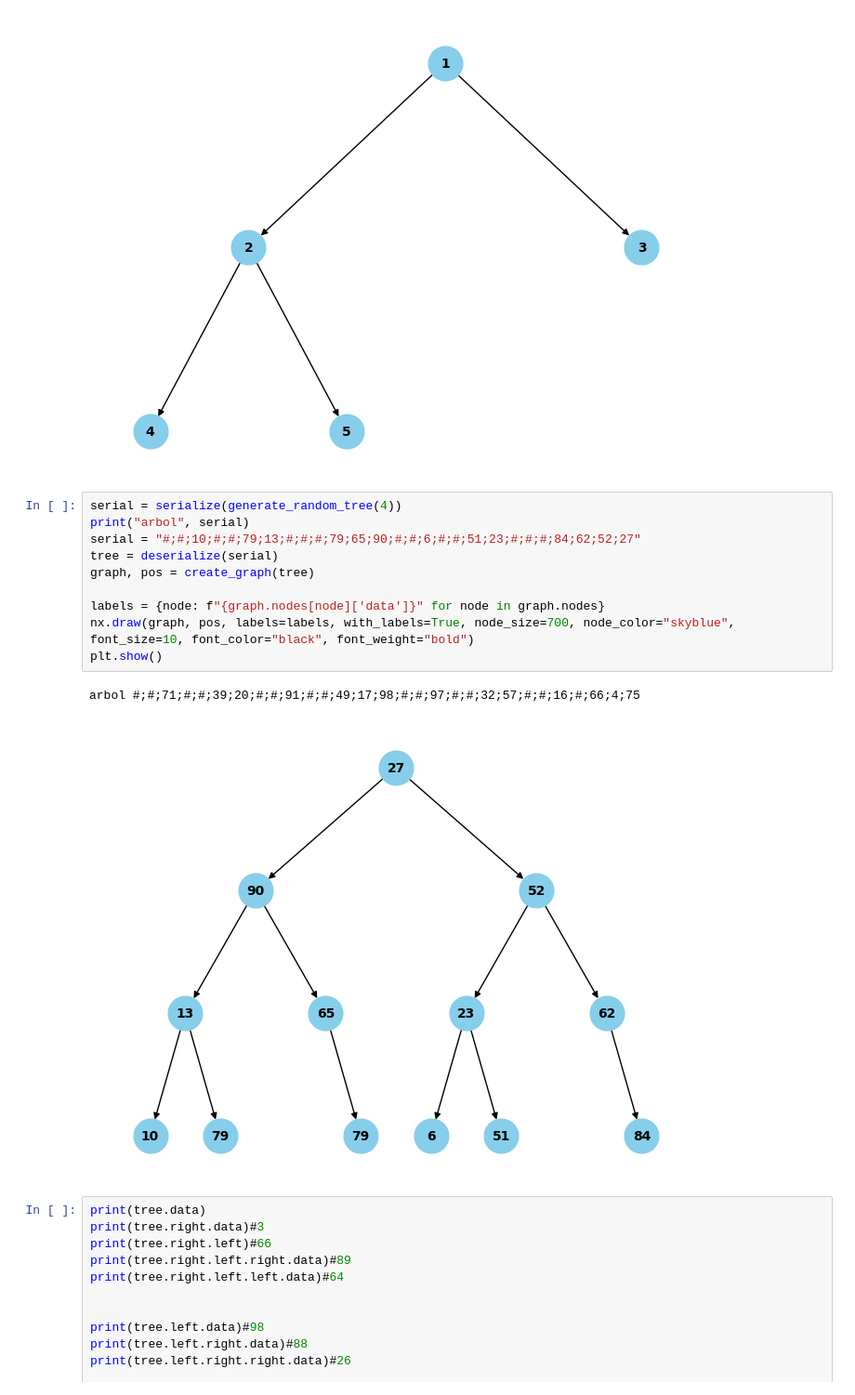
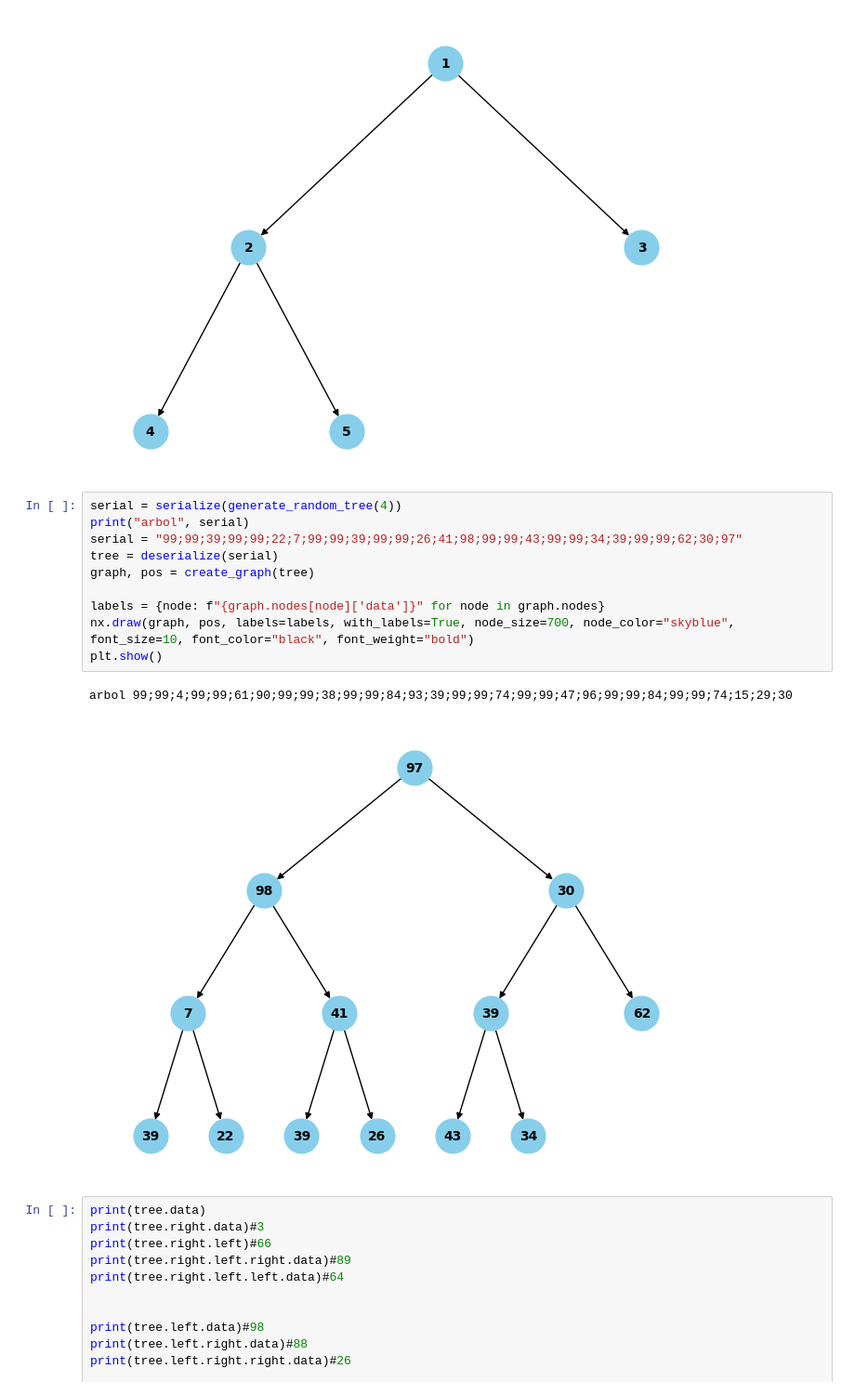
Before and after one commit to LIA-DiTella/VascularTreeTransformer, a Jupyter notebook: serial2tree.ipynb, the cells around one changed output. Shown at 93% size. Cells and saved outputs as stored; diff of their text form.

```diff
--- a/serial2tree.ipynb
+++ b/serial2tree.ipynb
@@ -51,16 +51,16 @@ plt.show()
 # %%
 serial = serialize(generate_random_tree(4))
 print("arbol", serial)
-serial = "#;#;10;#;#;79;13;#;#;#;79;65;90;#;#;6;#;#;51;23;#;#;#;84;62;52;27"
+serial = "99;99;39;99;99;22;7;99;99;39;99;99;26;41;98;99;99;43;99;99;34;39;99;99;62;30;97"
 tree = deserialize(serial)
 graph, pos = create_graph(tree)
 
 labels = {node: f"{graph.nodes[node]['data']}" for node in graph.nodes}
 nx.draw(graph, pos, labels=labels, with_labels=True, node_size=700, node_color="skyblue", font_size=10, font_color="black", font_weight="bold")
 plt.show()
 # %% [output]
-arbol #;#;71;#;#;39;20;#;#;91;#;#;49;17;98;#;#;97;#;#;32;57;#;#;16;#;66;4;75
+arbol 99;99;4;99;99;61;90;99;99;38;99;99;84;93;39;99;99;74;99;99;47;96;99;99;84;99;99;74;15;29;30
-[figure, old version]
+[figure, new version]
 # %%
 print(tree.data)
 print(tree.right.data)#3
```
Also changed, not shown: parts of 2 cells of this notebook, 3 other files.
